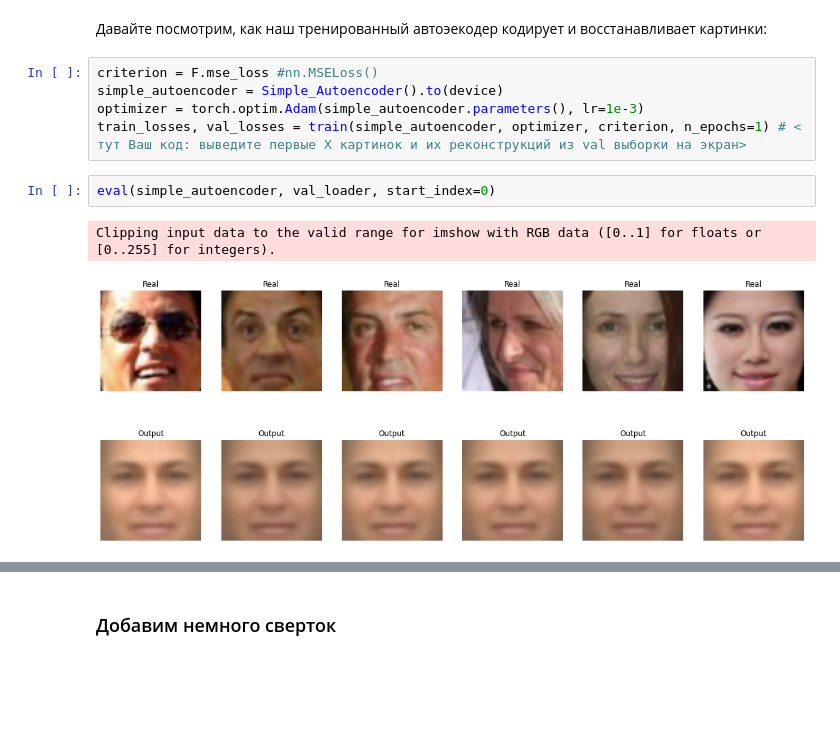
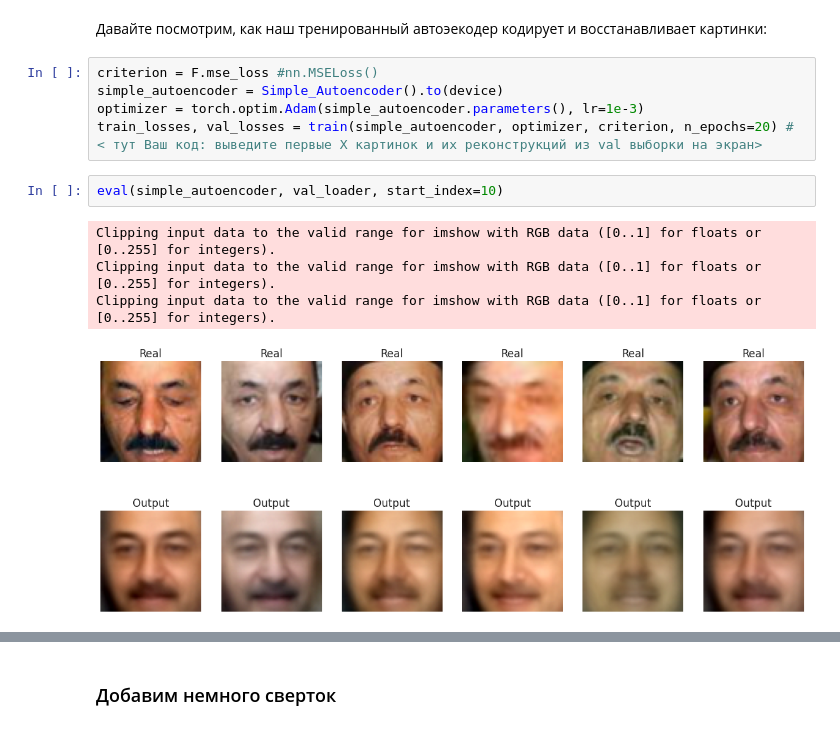
Before and after one commit to prosvirinKir/Deep-Learning-Sckool-term1, a Jupyter notebook: HW_7_autoencoders.ipynb, the cells around one changed output, grey strips where cells are left out. Saved outputs shown, nothing was run; the diff lists cells and outputs as text; blank space fills up the shorter version.

```diff
--- a/HW_7_autoencoders.ipynb
+++ b/HW_7_autoencoders.ipynb
@@ -263,12 +257,14 @@ def eval(model, val_loader, start_index=0):
 criterion = F.mse_loss #nn.MSELoss()
 simple_autoencoder = Simple_Autoencoder().to(device)
 optimizer = torch.optim.Adam(simple_autoencoder.parameters(), lr=1e-3)
-train_losses, val_losses = train(simple_autoencoder, optimizer, criterion, n_epochs=1) # < тут Ваш код: выведите первые Х картинок и их реконструкций из val выборки на экран>
+train_losses, val_losses = train(simple_autoencoder, optimizer, criterion, n_epochs=20) # < тут Ваш код: выведите первые Х картинок и их реконструкций из val выборки на экран>
 # %%
-eval(simple_autoencoder, val_loader, start_index=0)
+eval(simple_autoencoder, val_loader, start_index=10)
 # %% [output]
 Clipping input data to the valid range for imshow with RGB data ([0..1] for floats or [0..255] for integers).
+Clipping input data to the valid range for imshow with RGB data ([0..1] for floats or [0..255] for integers).
+Clipping input data to the valid range for imshow with RGB data ([0..1] for floats or [0..255] for integers).
-[figure, old version]
+[figure, new version]
 # %%
 import seaborn as sns
 
```
Also changed, not shown: parts of 24 cells of this notebook.
